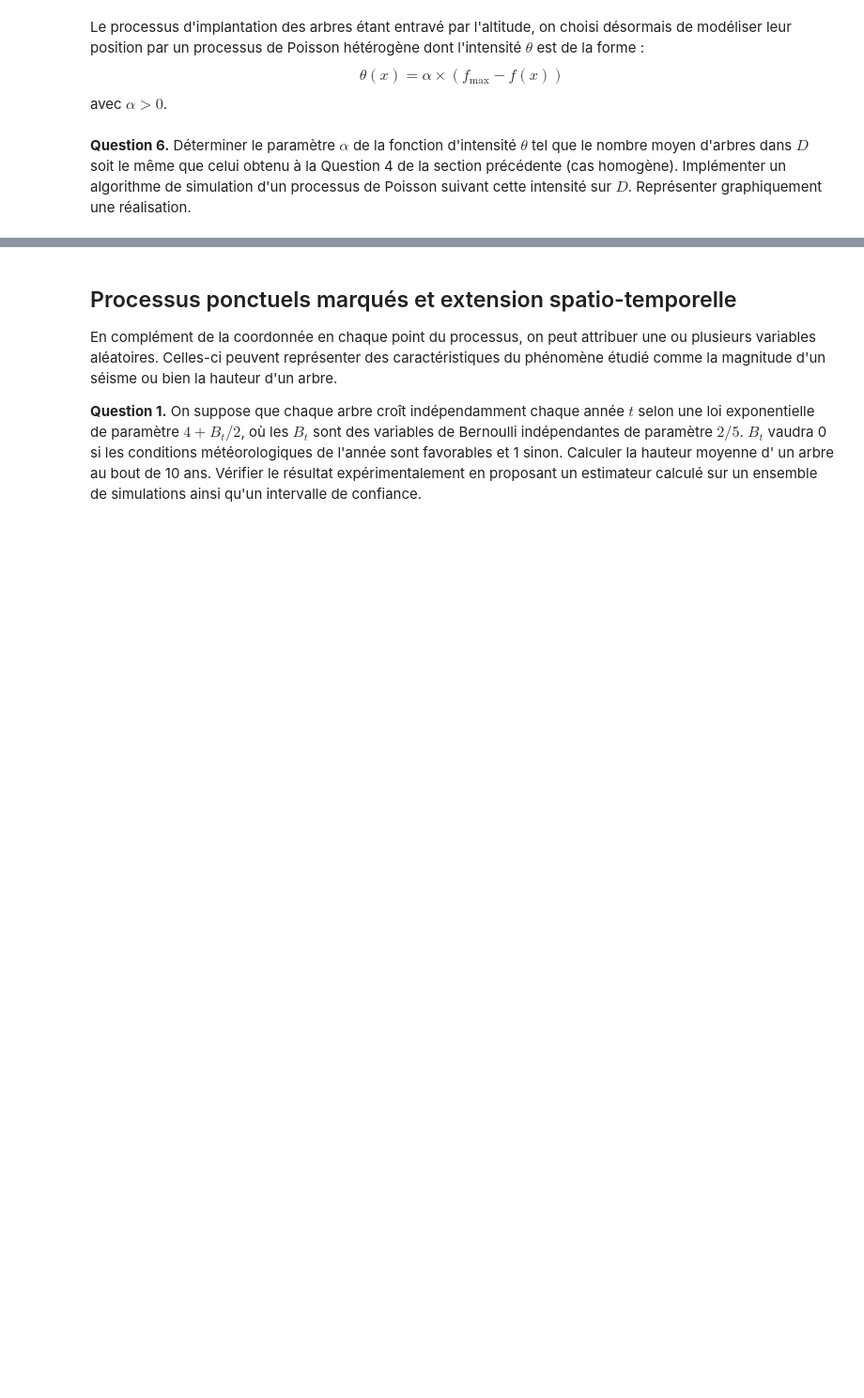
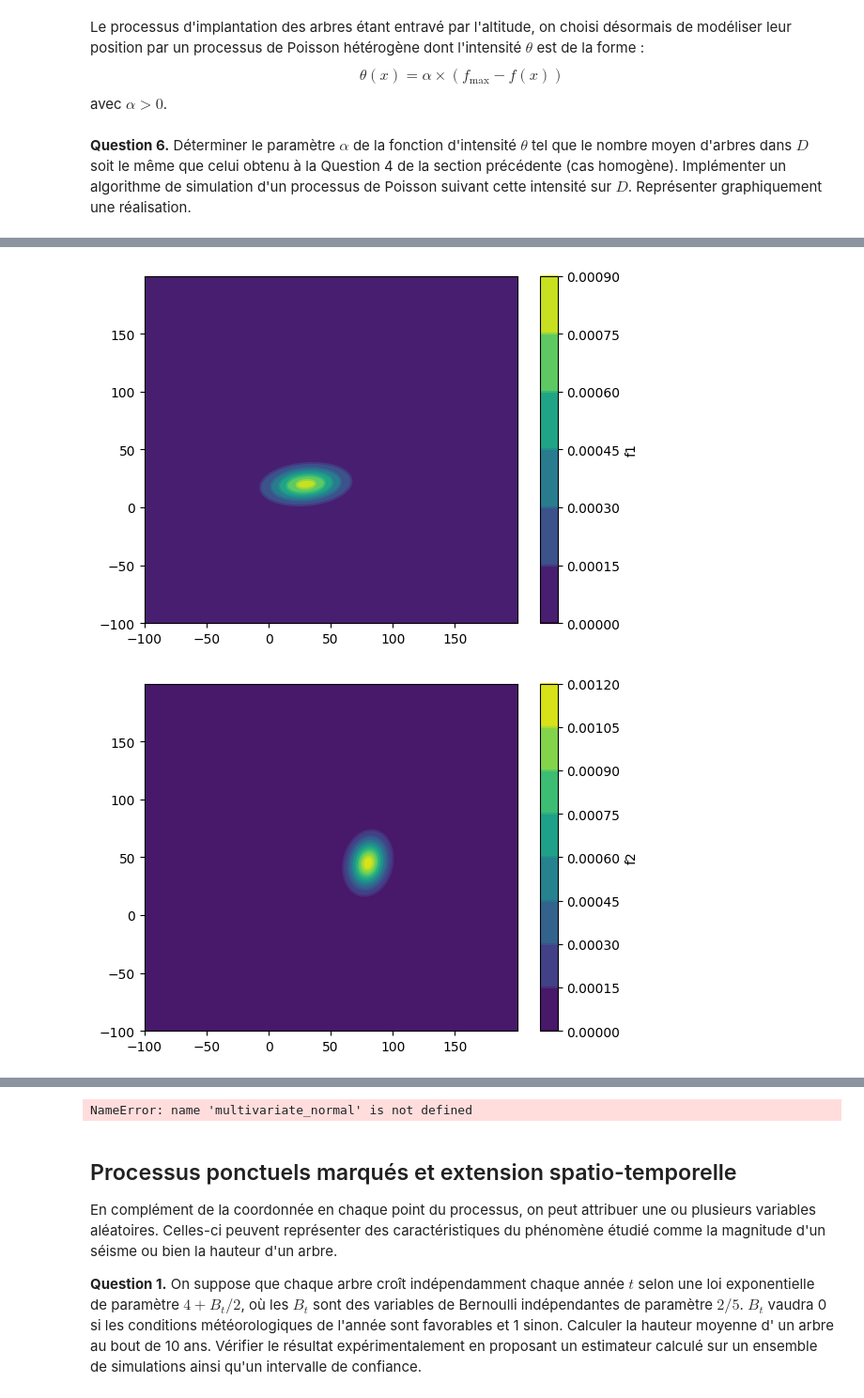
Before and after one commit to JulieBoyer/CotteBoyer, a Jupyter notebook: ProjetProbabilités2.ipynb, the cells around one changed output, grey strips where cells are left out. Shown at 94% size. Cells and saved outputs as stored; diff of their text form; code cells hidden in the pictures; blank space fills up the shorter version.

```diff
--- a/ProjetProbabilités2.ipynb
+++ b/ProjetProbabilités2.ipynb
@@ -379,0 +400,59 @@ $$
+# %%
+
+from scipy.stats import multivariate_normal
+x, y = np.mgrid[-100:200:.05, -100:200:.05]
+
+pos = np.dstack((x, y))
+
+esp1 = np.array([30,20])
+esp2 = np.array([80,45])
+esp3 = np.array([30,70])
+cov1 = np.array ([[400,30],[30,100]])
+cov2 = np.array ([[100,20],[20,200]])
+cov3 = np.array ([[150,-30],[-30,100]])
+
+def f1(x):
+    return multivariate_normal.pdf(x, mean=esp1, cov=cov1)
+def f2(x):
+    return multivariate_normal.pdf(x, mean=esp2, cov=cov2)
+def f3(x):
+    return multivariate_normal.pdf(x, mean=esp3, cov=cov3)
+
+fig1 = plt.figure()
+
+ax1 = fig1.add_subplot(111)
+
+CS1 = ax1.contourf(x, y, f1(pos))
+CS1_2 = ax1.contour(CS1, levels=CS1.levels)
+
+# Make a colorbar for the ContourSet returned by the contourf call.
+cbar1 = fig1.colorbar(CS1)
+# Add the contour line levels to the colorbar
+cbar1.add_lines(CS1_2)
+cbar1.ax.set_ylabel('f1')
+plt.show()
+
+fig2 = plt.figure()
+ax2 = fig2.add_subplot(111)
+
+CS2 = ax2.contourf(x, y, f2(pos))
+CS2_2 = ax2.contour(CS2, levels=CS2.levels)
+
+cbar2 = fig2.colorbar(CS2)
+# Add the contour line levels to the colorbar
+cbar2.add_lines(CS2_2)
+cbar2.ax.set_ylabel('f2')
+plt.show()
+
+fig3 = plt.figure()
+ax3 = fig3.add_subplot(111)
+CS3 = ax3.contourf(x, y, f3(pos))
+CS3_2 = ax3.contour(CS3, levels=CS3.levels)
+cbar3 = fig3.colorbar(CS3)
+# Add the contour line levels to the colorbar
+cbar3.add_lines(CS3_2)
+cbar3.ax.set_ylabel('f3')
+plt.show()
+# %% [output]
+[figure, added]
+[figure, added]
@@ -381,8 +461,8 @@ $$
 # Parameters
 a=0 #convention par rapport à une question précédente
 b=100
-fmax = (10**4)*multivariate_normal.pdf((30,70), mean=esp3, cov=cov3)
-alpha = 0.02 #jsp quelle valeur mettre
+fmax = (10**4)*multivariate_normal.pdf((30,70), mean=esp3, cov=cov3) #c'est pareil que topo((30,70)), c'est pour ça que j'avais mis ça dans theta
+alpha = 500*10**(-4)/(fmax-3)
 def theta(x):
     return alpha*(fmax - topo(x))
 
@@ -414,6 +494,8 @@ plt.show()
 # Plot 2D histogram
 plt.hist2d(X[:,0],X[:,1],50)
 plt.show()
+# %% [output]
+NameError: name 'multivariate_normal' is not defined
 # %% [markdown]
 ## Processus ponctuels marqués et extension spatio-temporelle
 
```
Also changed, not shown: parts of 4 cells of this notebook.
